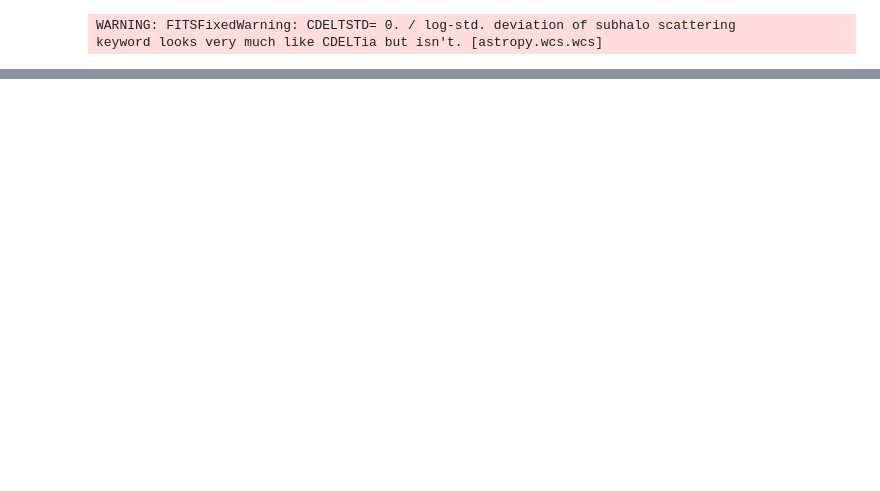
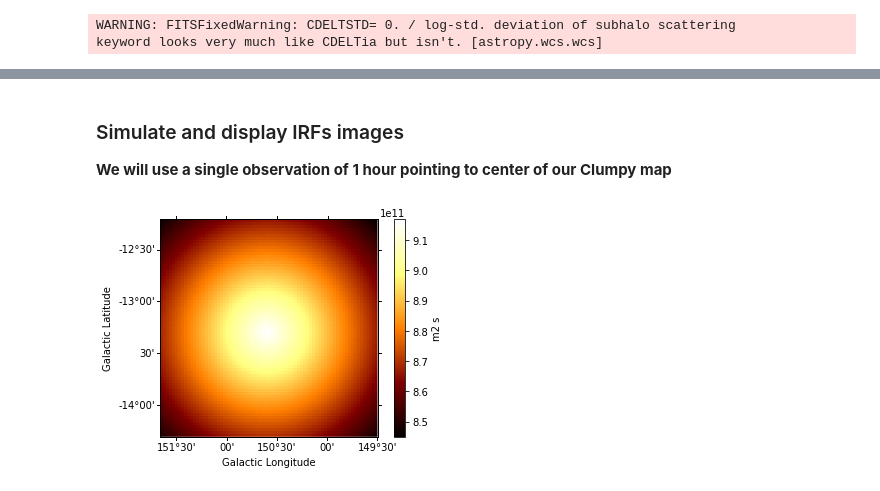
Before and after one commit to peroju/dm-gammapy, a Jupyter notebook: notebooks/SkyDiffuseSimulation.ipynb, the cells around one changed output, grey strips where cells are left out. Saved outputs shown, nothing was run; the diff lists cells and outputs as text; code cells hidden in the pictures; blank space fills up the shorter version.

```diff
--- a/notebooks/SkyDiffuseSimulation.ipynb
+++ b/notebooks/SkyDiffuseSimulation.ipynb
@@ -18,7 +164,7 @@ outfile = './datasets/annihil_Perseus_A4262D_FOVdiameter2.0deg_nside1024-INTEGRA
 #hdu = hdulist[0]
 #hdu.header
 # %%
-map_dm = Map.read(outfile)
+map_dm = Map.read(spatial_template)
 # %% [output]
 WARNING: FITSFixedWarning: CDELTSTD= 0. / log-std. deviation of subhalo scattering
 keyword looks very much like CDELTia but isn't. [astropy.wcs.wcs]
@@ -29,0 +177,2 @@ map_dm.plot(cmap="viridis", vmax=map_dm.data[map_dm.data>0].max()/50, norm=LogNo
+# %%
+map_dm.data[map_dm.data<0] = 0
@@ -29,0 +187,4 @@ map_dm.plot(cmap="viridis", vmax=map_dm.data[map_dm.data>0].max()/50, norm=LogNo
+# %%
+geom3d = map_dm.geom.to_cube([energy])
+geom3d.axes[0].name = 'energy'
+geom3d.axes[0].unit = energy.unit
@@ -29,0 +203,15 @@ map_dm.plot(cmap="viridis", vmax=map_dm.data[map_dm.data>0].max()/50, norm=LogNo
+# %% [markdown]
+### Simulate and display IRFs images
+
+**We will use a single observation of 1 hour pointing to center of our Clumpy map**
+# %%
+pointing = SkyCoord(150.6, -13.3, unit="deg", frame="galactic")
+livetime = 5 * u.hour
+offset = Angle("0.5 deg")
+# %%
+exposure = make_map_exposure_true_energy(
+    pointing=pointing, livetime=livetime, aeff=irfs["aeff"], geom=geom3d
+)
+exposure.sum_over_axes().plot(add_cbar=True);
+# %% [output]
+[figure, added]
```
Also changed, not shown: parts of 34 cells of this notebook, 1 other file.
